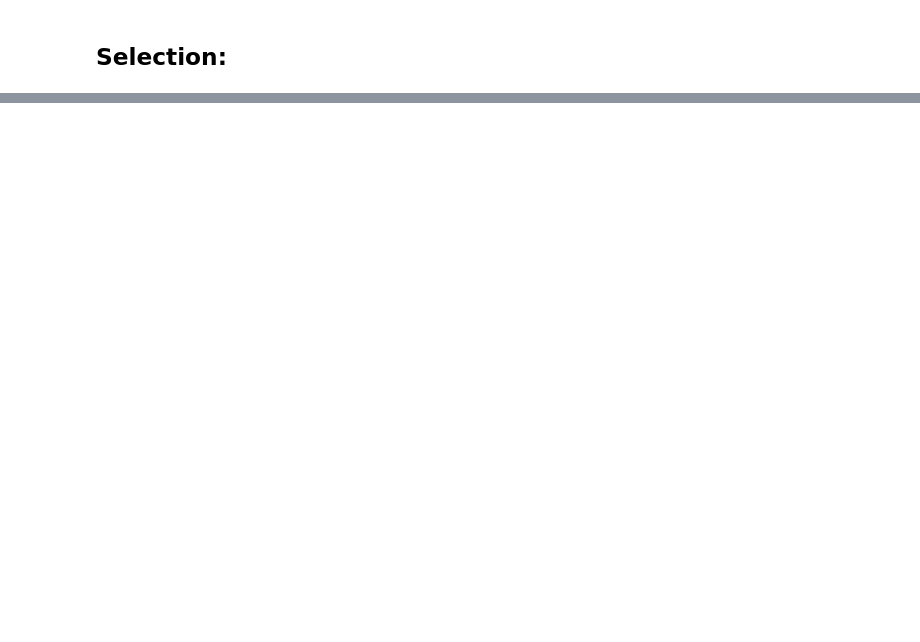
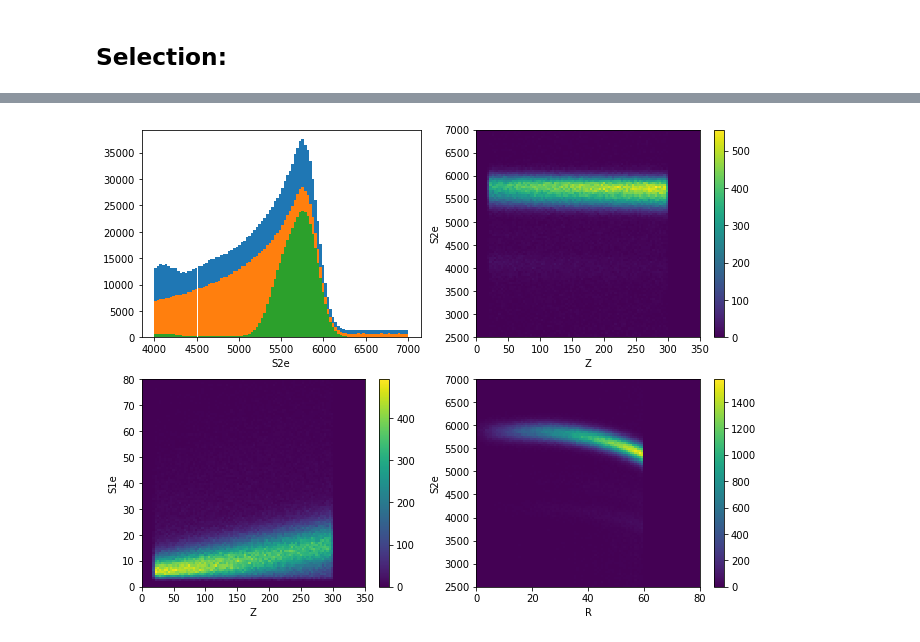
Before and after one commit to neuslopez/ICARO, a Jupyter notebook: Dorothea-Run533-Qmax80k-PlotsSel3.ipynb, the cells around one changed output, grey strips where cells are left out. Drawn from its saved outputs; the diff is of its cells as text; code cells hidden in the pictures; blank space fills up the shorter version.

```diff
--- a/Dorothea-Run533-Qmax80k-PlotsSel3.ipynb
+++ b/Dorothea-Run533-Qmax80k-PlotsSel3.ipynb
@@ -122,32 +148,34 @@ plt.show()
 # %%
 fig = plt.figure(figsize = (11,13))
 
-ax2 = fig.add_subplot(3,2,6)
+ax2 = fig.add_subplot(3,2,1)
 #plt.hist(d.S2e, 100, [4000,7000])
 plt.hist(d.S2e[sel], 100, [4000,7000])
 plt.hist(d.S2e[sel2], 100, [4000,7000])
 plt.hist(d.S2e[sel3], 100, [4000,7000])
 plt.xlabel('S2e')
 
-ax2 = fig.add_subplot(3,2,1)
+ax2 = fig.add_subplot(3,2,2)
 plt.hist2d(d.Z[sel3], d.S2e[sel3],[100,100],[[0,350],[2500,7000]])
 plt.xlabel('Z')
 plt.ylabel('S2e')
 plt.colorbar()
 
-ax2 = fig.add_subplot(3,2,2)
+ax2 = fig.add_subplot(3,2,3)
 plt.hist2d(d.Z[sel3], d.S1e[sel3],[100,100],[[0,350],[0,80]])
 plt.xlabel('Z')
 plt.ylabel('S1e')
 plt.colorbar()
 
-ax2 = fig.add_subplot(3,2,1)
+ax2 = fig.add_subplot(3,2,4)
 plt.hist2d(d.R[sel3], d.S2e[sel3],[100,100], [[0,80],[2500, 7000]])
 plt.xlabel('R')
 plt.ylabel('S2e')
 plt.colorbar()
 
 plt.show()
+# %% [output]
+[figure, added]
 # %%
 fig = plt.figure(figsize = (11,13))
 
```
Also changed, not shown: parts of 15 cells of this notebook.
